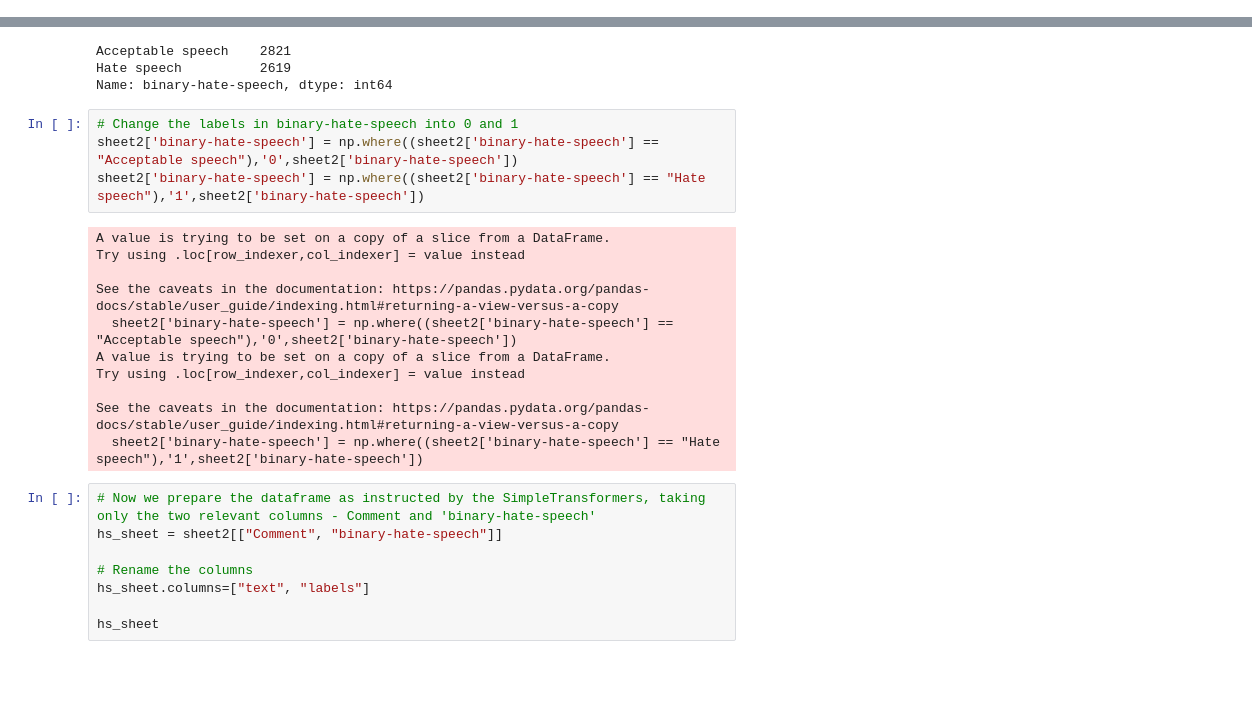
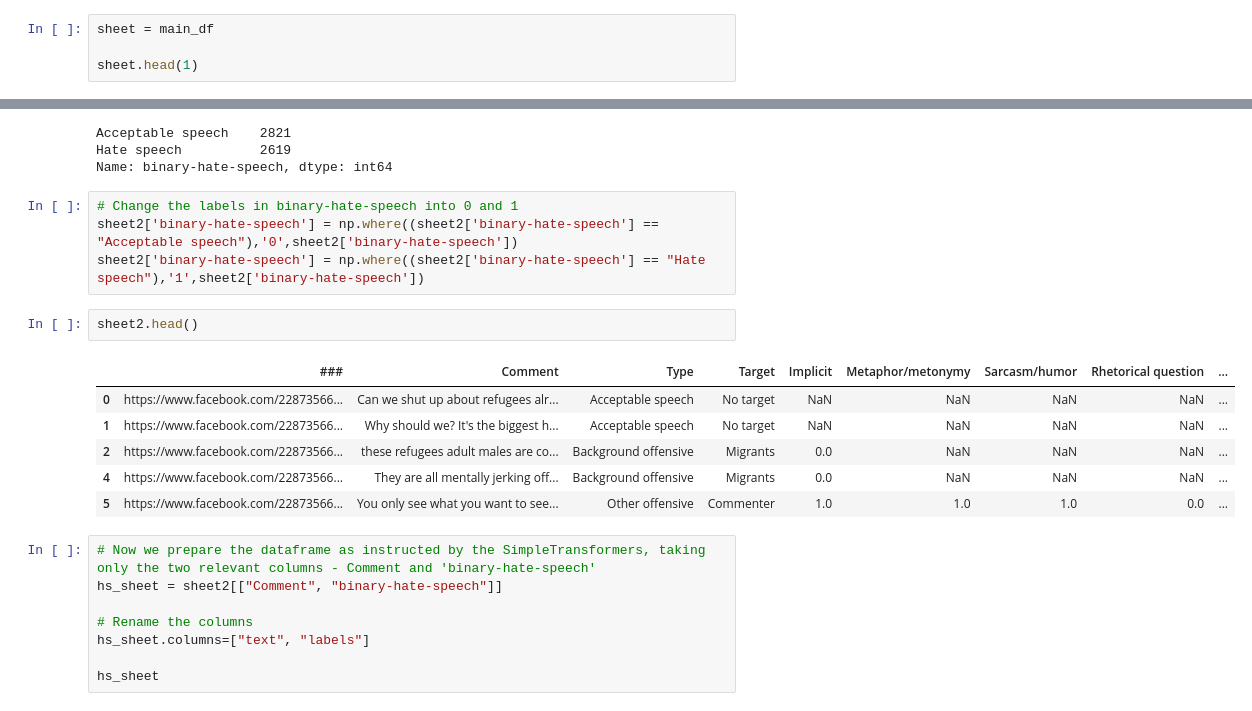
Before and after one commit to TajaKuzman/Hate-Speech-Classification, a Jupyter notebook: 1-Data-Preparation.ipynb, the cells around one changed output, grey strips where cells are left out. Drawn from its saved outputs; the diff is of its cells as text; blank space fills up the shorter version.

```diff
--- a/1-Data-Preparation.ipynb
+++ b/1-Data-Preparation.ipynb
@@ -401,3 +404,7 @@ impl_sheet.to_csv("data/implicitness_binary_dataset.csv", sep="\t")
 # %% [markdown]
 #### Dataset for experiment 2
 In this experiment, we are interested in two classes: acceptable speech (0) and hate speech (1).
+# %%
+sheet = main_df
+
+sheet.head(1)
@@ -419,17 +429,15 @@ Name: binary-hate-speech, dtype: int64
 # Change the labels in binary-hate-speech into 0 and 1
 sheet2['binary-hate-speech'] = np.where((sheet2['binary-hate-speech'] == "Acceptable speech"),'0',sheet2['binary-hate-speech'])
 sheet2['binary-hate-speech'] = np.where((sheet2['binary-hate-speech'] == "Hate speech"),'1',sheet2['binary-hate-speech'])
-# %% [output]
-A value is trying to be set on a copy of a slice from a DataFrame.
-Try using .loc[row_indexer,col_indexer] = value instead
-
-See the caveats in the documentation: https://pandas.pydata.org/pandas-docs/stable/user_guide/indexing.html#returning-a-view-versus-a-copy
-  sheet2['binary-hate-speech'] = np.where((sheet2['binary-hate-speech'] == "Acceptable speech"),'0',sheet2['binary-hate-speech'])
-A value is trying to be set on a copy of a slice from a DataFrame.
-Try using .loc[row_indexer,col_indexer] = value instead
-
-See the caveats in the documentation: https://pandas.pydata.org/pandas-docs/stable/user_guide/indexing.html#returning-a-view-versus-a-copy
-  sheet2['binary-hate-speech'] = np.where((sheet2['binary-hate-speech'] == "Hate speech"),'1',sheet2['binary-hate-speech'])
+# %%
+sheet2.head()
+# %% [output]
+|  | ### | Comment | Type | Target | Implicit | Metaphor/metonymy | Sarcasm/humor | Rhetorical question | ... |
+| 0 | https://www.facebook.com/22873566... | Can we shut up about refugees alr... | Acceptable speech | No target | NaN | NaN | NaN | NaN | ... |
+| 1 | https://www.facebook.com/22873566... | Why should we? It's the biggest h... | Acceptable speech | No target | NaN | NaN | NaN | NaN | ... |
+| 2 | https://www.facebook.com/22873566... | these refugees adult males are co... | Background offensive | Migrants | 0.0 | NaN | NaN | NaN | ... |
+| 4 | https://www.facebook.com/22873566... | They are all mentally jerking off... | Background offensive | Migrants | 0.0 | NaN | NaN | NaN | ... |
+| 5 | https://www.facebook.com/22873566... | You only see what you want to see... | Other offensive | Commenter | 1.0 | 1.0 | 1.0 | 0.0 | ... |
 # %%
 # Now we prepare the dataframe as instructed by the SimpleTransformers, taking only the two relevant columns - Comment and 'binary-hate-speech'
 hs_sheet = sheet2[["Comment", "binary-hate-speech"]]
```
Also changed, not shown: parts of 5 cells of this notebook, 8 other files.
